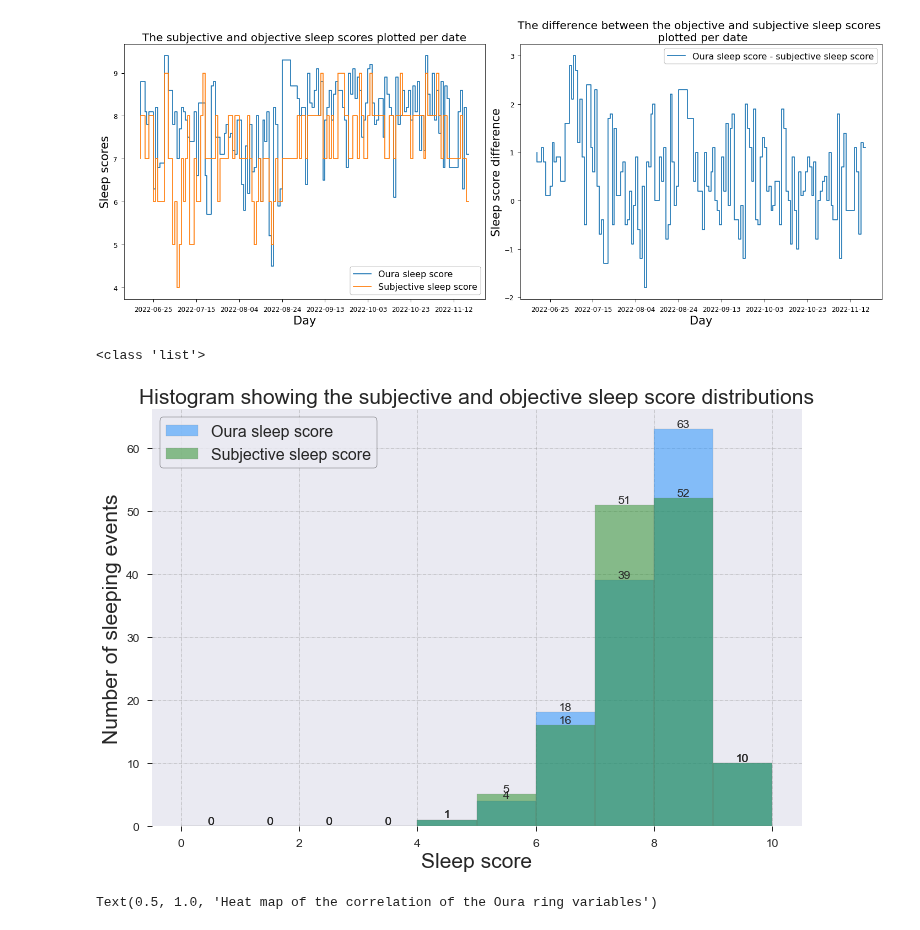
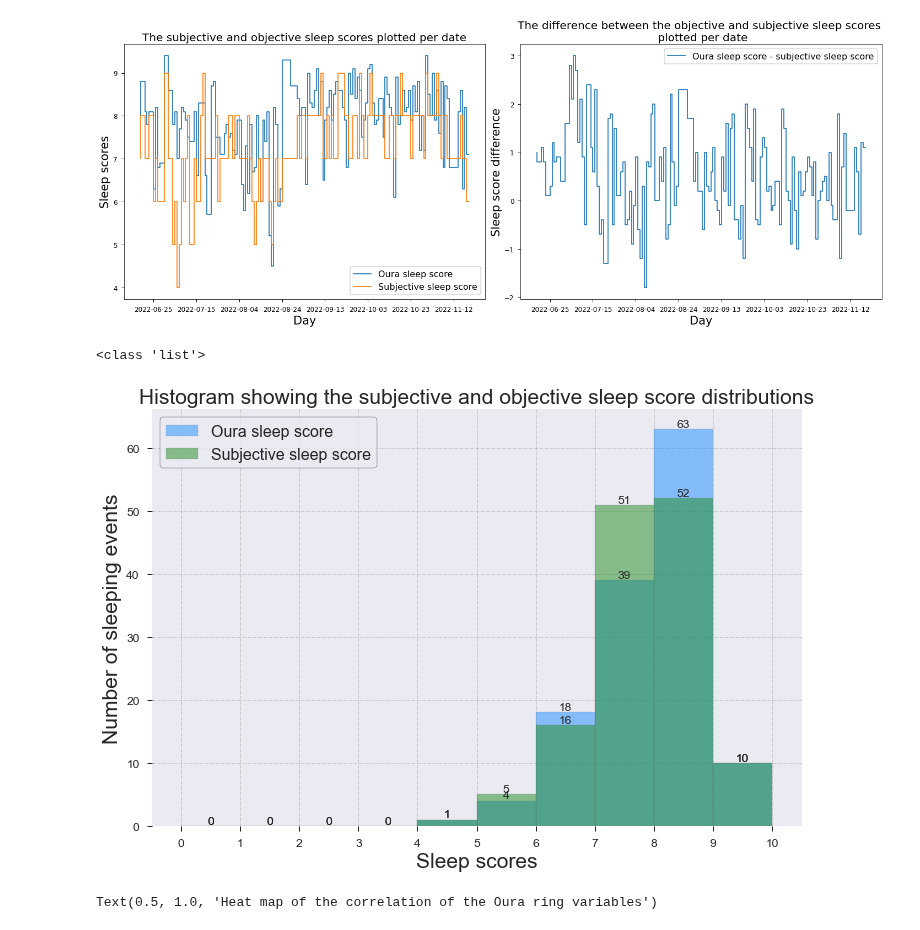
Before and after one commit to thalianajjar/internship_code, a Jupyter notebook: data_visualization.ipynb, the cells around one changed output. Saved outputs shown, nothing was run; the diff lists cells and outputs as text; code cells hidden in the pictures.

```diff
--- a/data_visualization.ipynb
+++ b/data_visualization.ipynb
@@ -58,34 +58,36 @@ plot_sleep_scores(df)
  [0.48482267 1.        ]]
 [figure]
 # %%
-# Plot the correlation values of the heat map in a histogram
+# Plot both the subjective and objective sleep scores in a histogram
 n_bins = [0, 1, 2, 3, 4, 5, 6, 7, 8, 9, 10]
 print(type(n_bins))
 
 fig, axs = plt.subplots(1, 1, figsize =(10, 7), tight_layout = True)
 plt.style.use("seaborn")
 # Remove axes splines
 for s in ['top', 'bottom', 'left', 'right']:
     axs.spines[s].set_visible(False)
 
 axs.tick_params(axis='both', which='major', size=5, labelsize=12)
 axs.grid(visible = True, color ='grey', linestyle ='-.', linewidth = 0.5, alpha = 0.6)
 
 # Creating the histogram
 N, bins, patches = axs.hist(df['score'].values, alpha=0.5, color = "dodgerblue", ec="gray", bins = n_bins, label = "Oura sleep score")
 N1, bins1, patches1 = axs.hist(df['subjective_sleep_score'].values, alpha=0.5, color = "forestgreen", ec="gray", bins = n_bins, label = "Subjective sleep score")
 
 axs.bar_label(patches, fontsize=12)
 axs.bar_label(patches1, fontsize=12)
 axs.legend(prop={'size': 16}, frameon=True, loc="best").get_frame().set_edgecolor('k')
-axs.set_xlabel("Sleep score", fontsize=21)
+axs.set_xlabel("Sleep scores", fontsize=21)
 axs.set_ylabel("Number of sleeping events", fontsize=21)
 axs.set_title('Histogram showing the subjective and objective sleep score distributions', fontsize=21)
+axs.xaxis.set_major_locator(ticker.MultipleLocator(base=1.0))
+plt.tight_layout()
 
 plt.show()
 # %% [output]
 <class 'list'>
-[figure, old version]
+[figure, new version]
 # %%
 # Plot heatmap showing the correlation between the Oura ring variables
 heatmap_data = df.iloc[:, 0:48]
```
Also changed, not shown: parts of 2 cells of this notebook.
